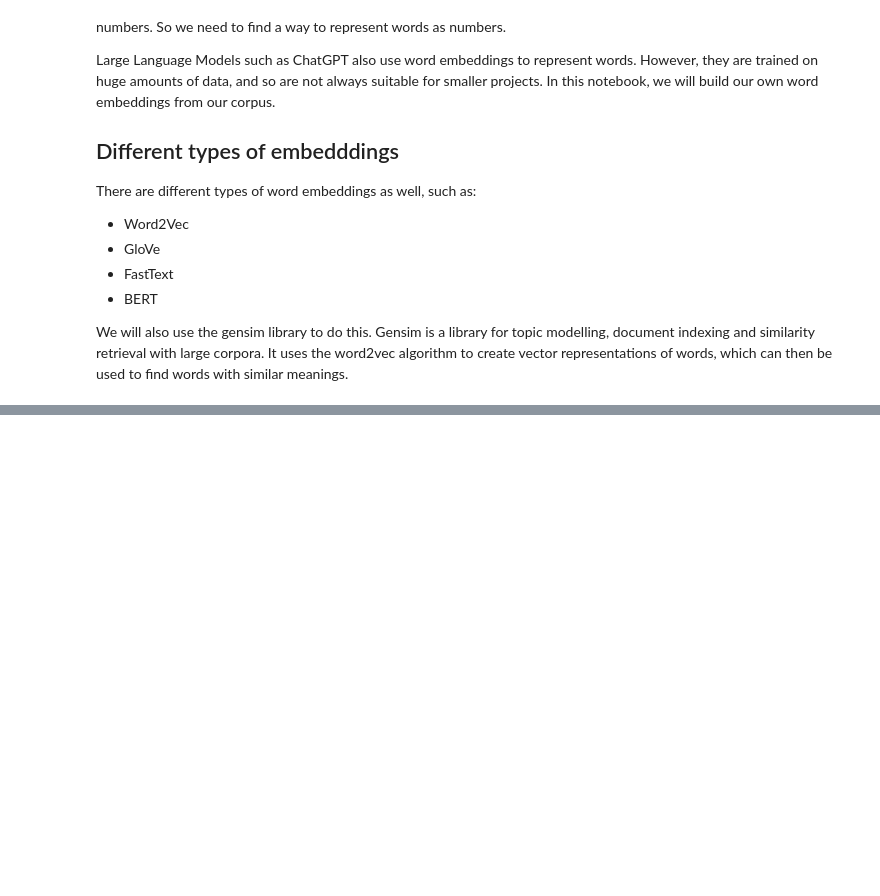
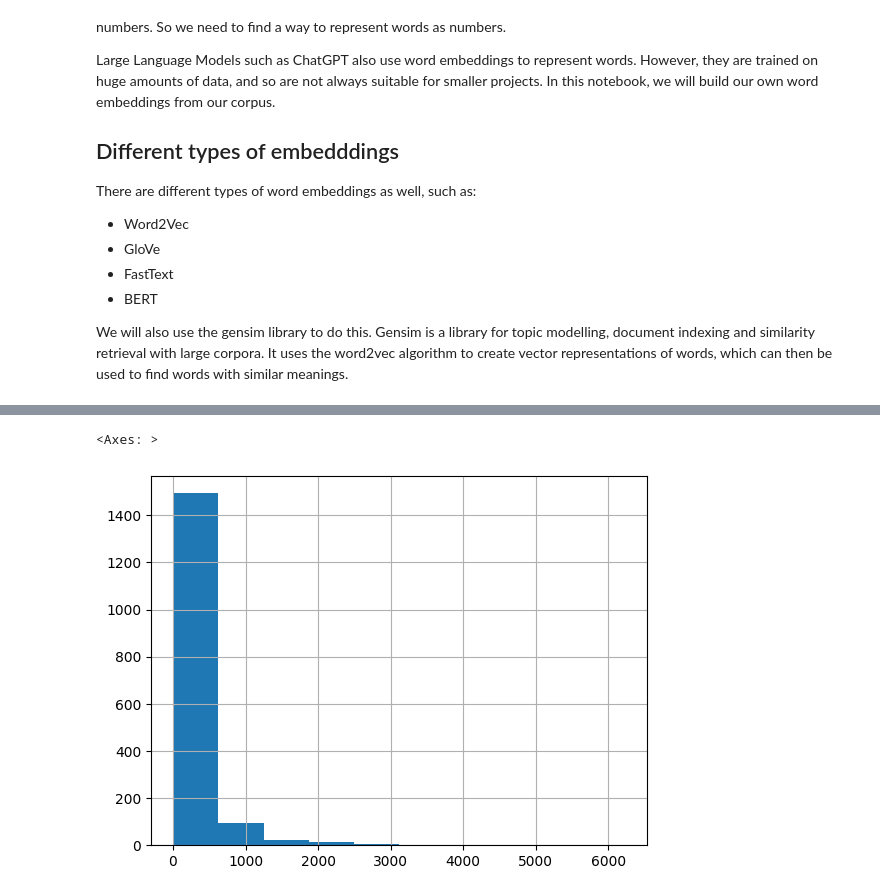
Before and after one commit to ValRCS/BSSDH_2023_workshop, a Jupyter notebook: notebooks/day1_part3_embeddings.ipynb, the cells around one changed output, grey strips where cells are left out. Cells and saved outputs as stored; diff of their text form; code cells hidden in the pictures; blank space fills up the shorter version.

```diff
--- a/notebooks/day1_part3_embeddings.ipynb
+++ b/notebooks/day1_part3_embeddings.ipynb
@@ -25,0 +116,6 @@ There are different types of word embeddings as well, such as:
+# %%
+# for our histogram we will skip this outlier
+df[df.word_count_cleaned < 10000].word_count_cleaned.hist()
+# %% [output]
+<Axes: >
+[figure, added]
```
Also changed, not shown: parts of 11 cells of this notebook.
